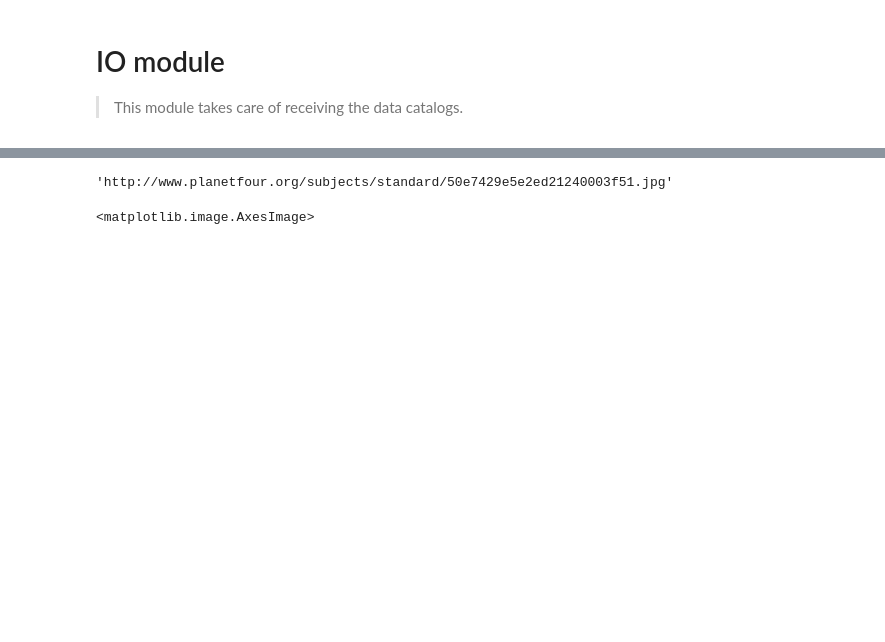
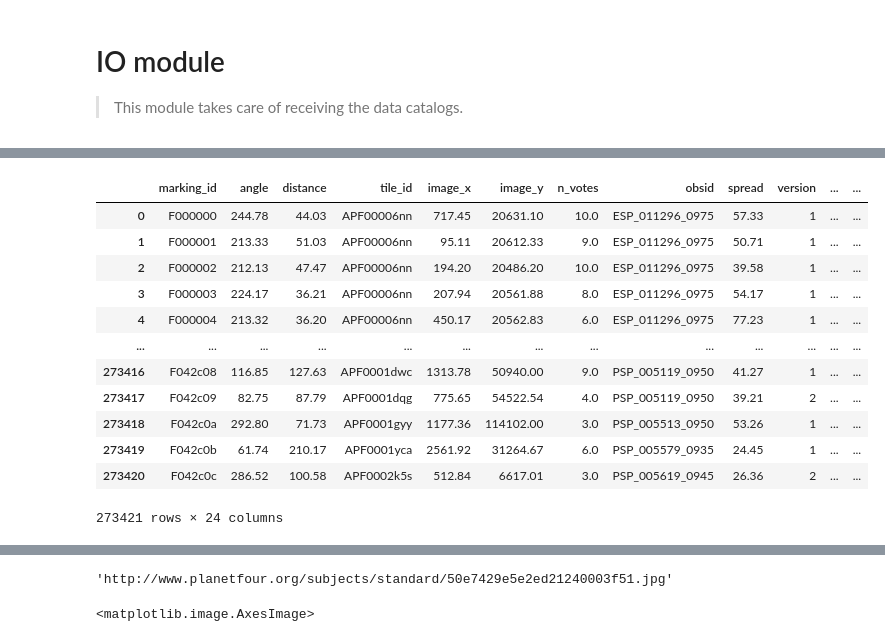
Before and after one commit to michaelaye/p4tools, a Jupyter notebook: notebooks/00_io.ipynb, the cells around one changed output, grey strips where cells are left out. Drawn from its saved outputs; the diff is of its cells as text; code cells hidden in the pictures; blank space fills up the shorter version.

```diff
--- a/notebooks/00_io.ipynb
+++ b/notebooks/00_io.ipynb
@@ -68,2 +145,5 @@ fetch_zipped_file("fans")
+# %%
+# | export
+fetchers = dict(v1=v1.fetch, v3=v3.fetch)
 # %%
 # | export
@@ -104,3 +184,19 @@ fans.head()
+# %%
+get_fan_catalog()
+# %% [output]
+|  | marking_id | angle | distance | tile_id | image_x | image_y | n_votes | obsid | spread | version | ... | ... |
+| 0 | F000000 | 244.78 | 44.03 | APF00006nn | 717.45 | 20631.10 | 10.0 | ESP_011296_0975 | 57.33 | 1 | ... | ... |
+| 1 | F000001 | 213.33 | 51.03 | APF00006nn | 95.11 | 20612.33 | 9.0 | ESP_011296_0975 | 50.71 | 1 | ... | ... |
+| 2 | F000002 | 212.13 | 47.47 | APF00006nn | 194.20 | 20486.20 | 10.0 | ESP_011296_0975 | 39.58 | 1 | ... | ... |
+| 3 | F000003 | 224.17 | 36.21 | APF00006nn | 207.94 | 20561.88 | 8.0 | ESP_011296_0975 | 54.17 | 1 | ... | ... |
+| 4 | F000004 | 213.32 | 36.20 | APF00006nn | 450.17 | 20562.83 | 6.0 | ESP_011296_0975 | 77.23 | 1 | ... | ... |
+| ... | ... | ... | ... | ... | ... | ... | ... | ... | ... | ... | ... | ... |
+| 273416 | F042c08 | 116.85 | 127.63 | APF0001dwc | 1313.78 | 50940.00 | 9.0 | PSP_005119_0950 | 41.27 | 1 | ... | ... |
+| 273417 | F042c09 | 82.75 | 87.79 | APF0001dqg | 775.65 | 54522.54 | 4.0 | PSP_005119_0950 | 39.21 | 2 | ... | ... |
+| 273418 | F042c0a | 292.80 | 71.73 | APF0001gyy | 1177.36 | 114102.00 | 3.0 | PSP_005513_0950 | 53.26 | 1 | ... | ... |
+| 273419 | F042c0b | 61.74 | 210.17 | APF0001yca | 2561.92 | 31264.67 | 6.0 | PSP_005579_0935 | 24.45 | 1 | ... | ... |
+| 273420 | F042c0c | 286.52 | 100.58 | APF0002k5s | 512.84 | 6617.01 | 3.0 | PSP_005619_0945 | 26.36 | 2 | ... | ... |
+273421 rows × 24 columns
 # %%
 get_region_names()
 # %% [output]
```
Also changed, not shown: parts of 33 cells of this notebook, 2 other files.
